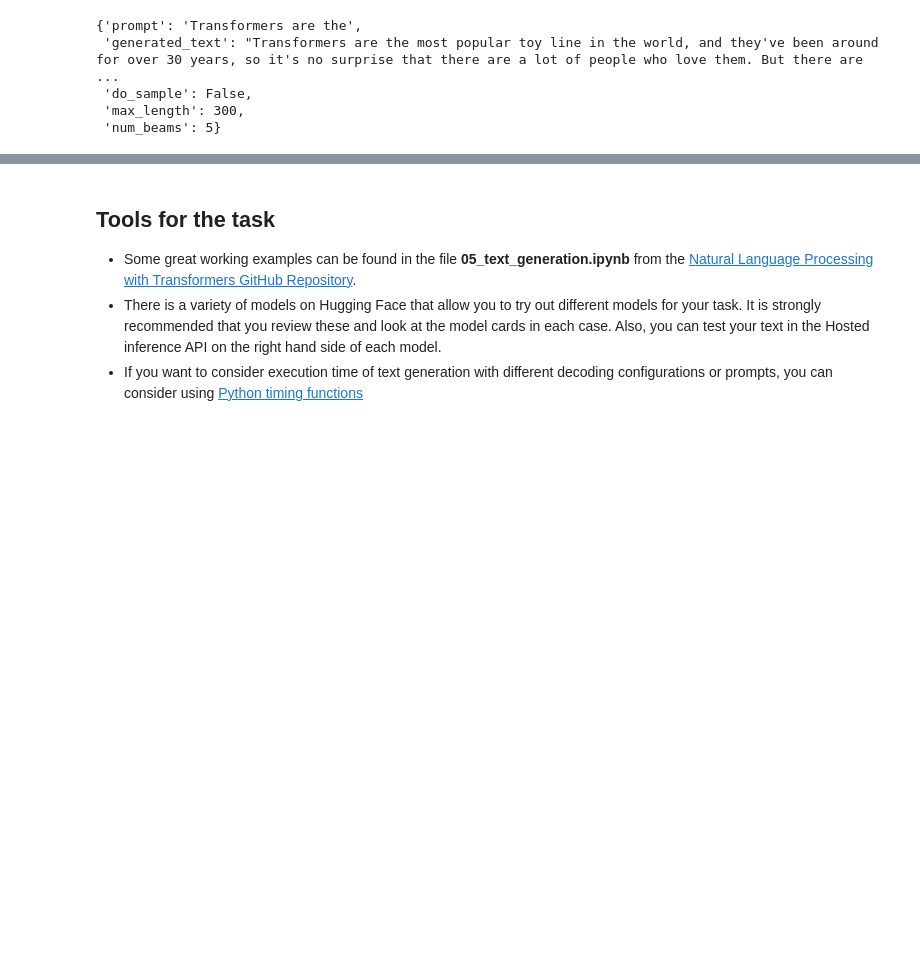
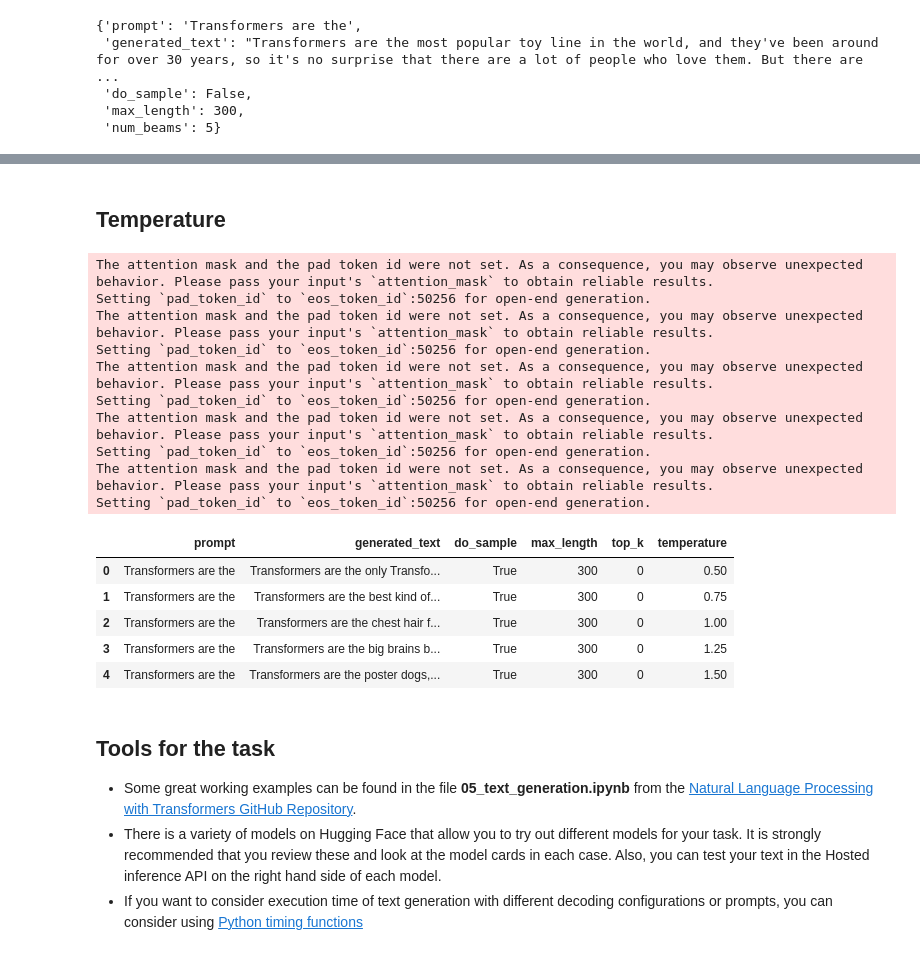
Before and after one commit to qaz73/MN5162, a Jupyter notebook: Section2/MN5162_Section2_Assignment_gorourke.ipynb, the cells around one changed output, grey strips where cells are left out. Drawn from its saved outputs; the diff is of its cells as text; code cells hidden in the pictures; blank space fills up the shorter version.

```diff
--- a/Section2/MN5162_Section2_Assignment_gorourke.ipynb
+++ b/Section2/MN5162_Section2_Assignment_gorourke.ipynb
@@ -135,3 +135,15 @@ Setting `pad_token_id` to `eos_token_id`:50256 for open-end generation.
  'do_sample': False,
  'max_length': 300,
  'num_beams': 5}
+# %%
+
+
+args = {"do_sample":False, "max_length":  300,"num_beams":5, "no_repeat_ngram_size":2}
+
+# max_new_tokens=n_steps,
+result = generate_text(tokenizer,model, device,input_text, **args)
+
+result_df = pd.DataFrame([result])
+display (result_df)
+
+generate_text(tokenizer,model, device,input_text,**args )
@@ -138,3 +163,40 @@ Setting `pad_token_id` to `eos_token_id`:50256 for open-end generation.
+# %% [markdown]
+## Temperature
+# %%
+
+args = {"do_sample":True, "max_length":  300, "top_k":0}
+
+temperatures = [0.5, 0.75, 1, 1.25, 1.5]
+
+results = []
+
+for temperature in temperatures:
+    args["temperature"] = temperature
+
+    result = generate_text(tokenizer,model, device,input_text, **args)
+
+    results.append(result)
+
+
+result_df = pd.DataFrame(results)
+display (result_df)
+# %% [output]
+The attention mask and the pad token id were not set. As a consequence, you may observe unexpected behavior. Please pass your input's `attention_mask` to obtain reliable results.
+Setting `pad_token_id` to `eos_token_id`:50256 for open-end generation.
+The attention mask and the pad token id were not set. As a consequence, you may observe unexpected behavior. Please pass your input's `attention_mask` to obtain reliable results.
+Setting `pad_token_id` to `eos_token_id`:50256 for open-end generation.
+The attention mask and the pad token id were not set. As a consequence, you may observe unexpected behavior. Please pass your input's `attention_mask` to obtain reliable results.
+Setting `pad_token_id` to `eos_token_id`:50256 for open-end generation.
+The attention mask and the pad token id were not set. As a consequence, you may observe unexpected behavior. Please pass your input's `attention_mask` to obtain reliable results.
+Setting `pad_token_id` to `eos_token_id`:50256 for open-end generation.
+The attention mask and the pad token id were not set. As a consequence, you may observe unexpected behavior. Please pass your input's `attention_mask` to obtain reliable results.
+Setting `pad_token_id` to `eos_token_id`:50256 for open-end generation.
+|  | prompt | generated_text | do_sample | max_length | top_k | temperature |
+| 0 | Transformers are the | Transformers are the only Transfo... | True | 300 | 0 | 0.50 |
+| 1 | Transformers are the | Transformers are the best kind of... | True | 300 | 0 | 0.75 |
+| 2 | Transformers are the | Transformers are the chest hair f... | True | 300 | 0 | 1.00 |
+| 3 | Transformers are the | Transformers are the big brains b... | True | 300 | 0 | 1.25 |
+| 4 | Transformers are the | Transformers are the poster dogs,... | True | 300 | 0 | 1.50 |
 # %% [markdown]
 ## Tools for the task
 * Some great working examples can be found in the file **05_text_generation.ipynb** from the [Natural Language Processing with Transformers GitHub Repository](https://github.com/nlp-with-transformers/notebooks).
```
Also changed, not shown: parts of 1 cell of this notebook.
